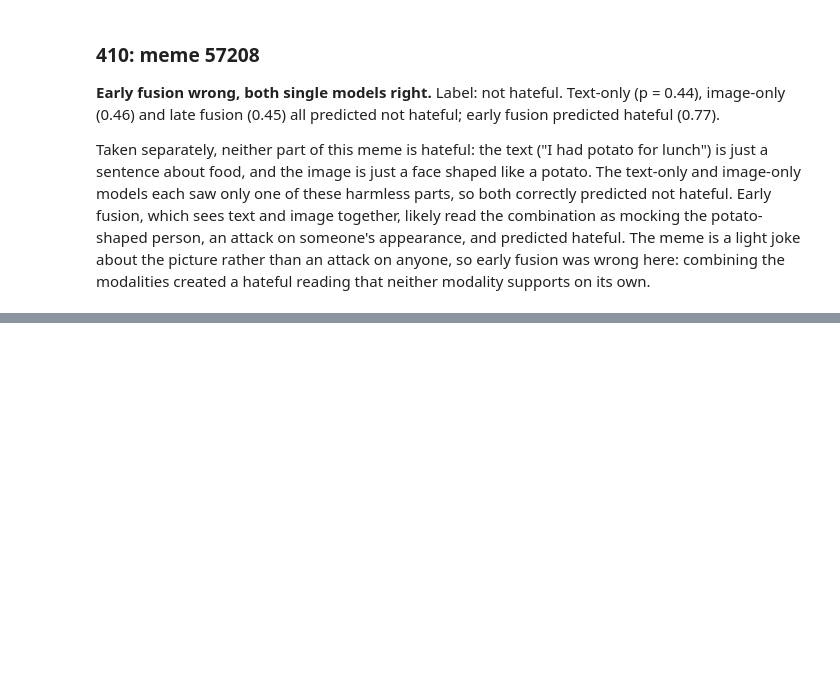
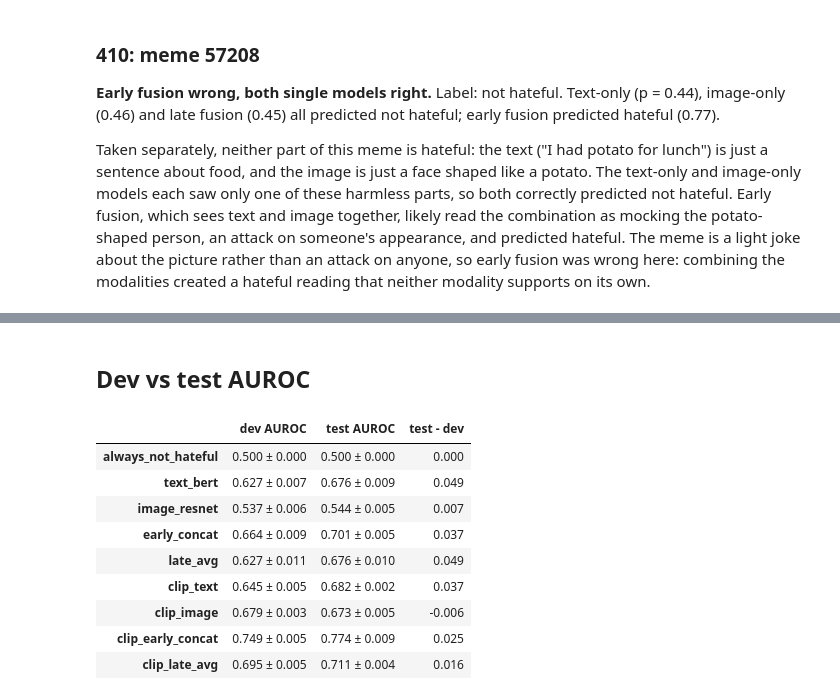
Before and after one commit to LUCIFER5671/hateful-memes, a Jupyter notebook: notebooks/lab3.ipynb, the cells around one changed output, grey strips where cells are left out. Drawn from its saved outputs; the diff is of its cells as text; code cells hidden in the pictures; blank space fills up the shorter version.

```diff
--- a/notebooks/lab3.ipynb
+++ b/notebooks/lab3.ipynb
@@ -499,0 +524,15 @@ Taken separately, neither part of this meme is hateful: the text ("I had potato
+# %% [markdown]
+## Dev vs test AUROC
+# %%
+T.dev_vs_test_auroc()
+# %% [output]
+|  | dev AUROC | test AUROC | test - dev |
+| always_not_hateful | 0.500 ± 0.000 | 0.500 ± 0.000 | 0.000 |
+| text_bert | 0.627 ± 0.007 | 0.676 ± 0.009 | 0.049 |
+| image_resnet | 0.537 ± 0.006 | 0.544 ± 0.005 | 0.007 |
+| early_concat | 0.664 ± 0.009 | 0.701 ± 0.005 | 0.037 |
+| late_avg | 0.627 ± 0.011 | 0.676 ± 0.010 | 0.049 |
+| clip_text | 0.645 ± 0.005 | 0.682 ± 0.002 | 0.037 |
+| clip_image | 0.679 ± 0.003 | 0.673 ± 0.005 | -0.006 |
+| clip_early_concat | 0.749 ± 0.005 | 0.774 ± 0.009 | 0.025 |
+| clip_late_avg | 0.695 ± 0.005 | 0.711 ± 0.004 | 0.016 |
```
Also changed, not shown: parts of 4 cells of this notebook, 16 other files.
